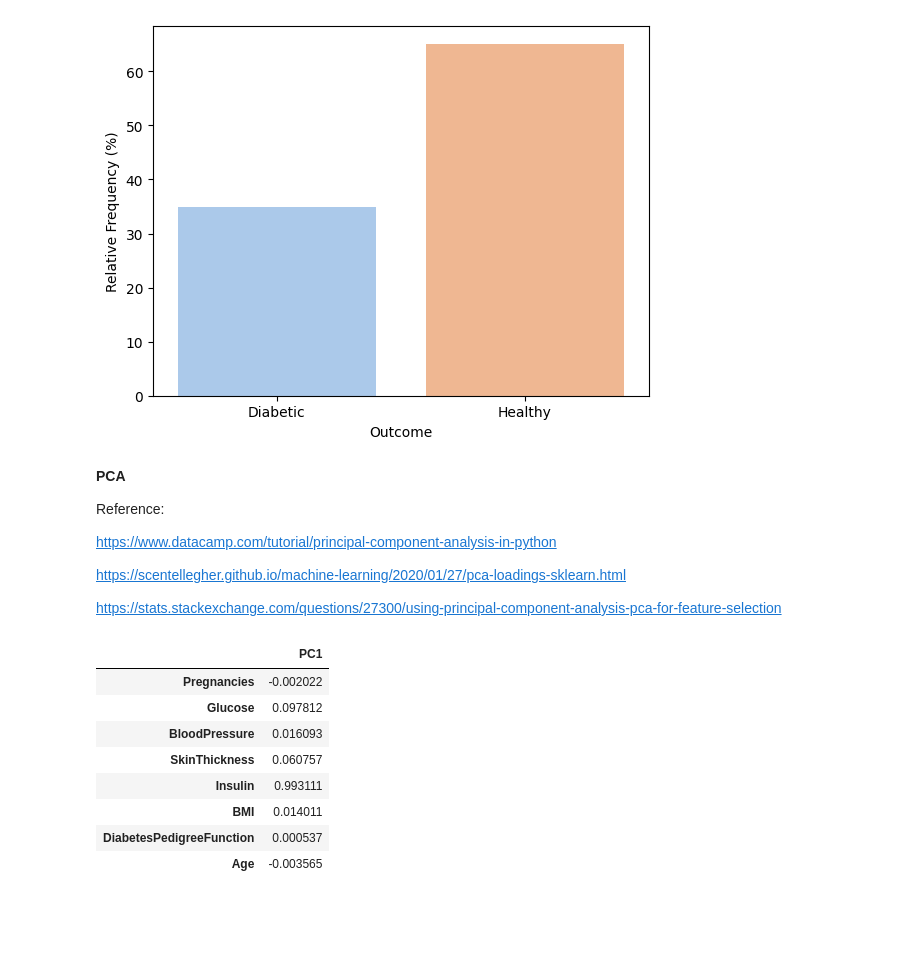
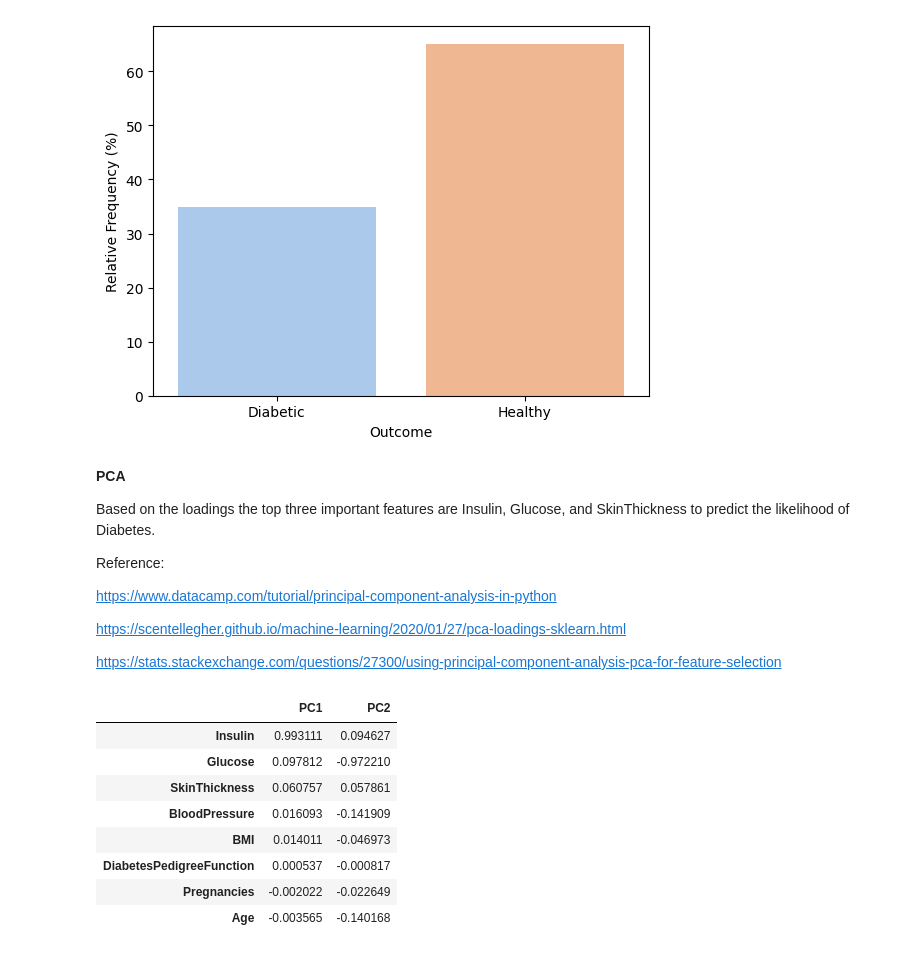
Before and after one commit to rhiats/pimaDiab, a Jupyter notebook: pima.ipynb, the cells around one changed output. Drawn from its saved outputs; the diff is of its cells as text; code cells hidden in the pictures; blank space fills up the shorter version.

```diff
--- a/pima.ipynb
+++ b/pima.ipynb
@@ -61,6 +61,8 @@ balanced(df)
 [figure]
 # %% [markdown]
 **PCA**
+
+Based on the loadings the top three important features are Insulin, Glucose, and SkinThickness to predict the likelihood of Diabetes.
 
 Reference:
 
@@ -70,20 +72,20 @@ https://scentellegher.github.io/machine-learning/2020/01/27/pca-loadings-sklearn
 
 https://stats.stackexchange.com/questions/27300/using-principal-component-analysis-pca-for-feature-selection
 # %%
-pca = PCA(n_components=1)
+pca = PCA(n_components=2)
 X=df.to_numpy()
 X=X[:,1:-1]
 X = pca.fit_transform(X)
 # %%
-loadings = pd.DataFrame(pca.components_.T, columns=['PC1'], index=df.columns[1:-1])
-loadings
+loadings = pd.DataFrame(pca.components_.T, columns=['PC1','PC2'], index=df.columns[1:-1])
+loadings.sort_values(by=['PC1'], ascending=False)
 # %% [output]
-|  | PC1 |
-| Pregnancies | -0.002022 |
-| Glucose | 0.097812 |
-| BloodPressure | 0.016093 |
-| SkinThickness | 0.060757 |
-| Insulin | 0.993111 |
-| BMI | 0.014011 |
-| DiabetesPedigreeFunction | 0.000537 |
-| Age | -0.003565 |
+|  | PC1 | PC2 |
+| Insulin | 0.993111 | 0.094627 |
+| Glucose | 0.097812 | -0.972210 |
+| SkinThickness | 0.060757 | 0.057861 |
+| BloodPressure | 0.016093 | -0.141909 |
+| BMI | 0.014011 | -0.046973 |
+| DiabetesPedigreeFunction | 0.000537 | -0.000817 |
+| Pregnancies | -0.002022 | -0.022649 |
+| Age | -0.003565 | -0.140168 |
```
